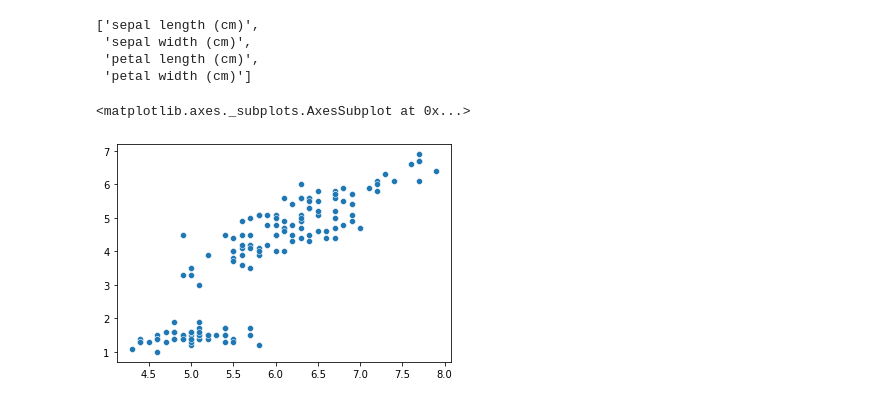
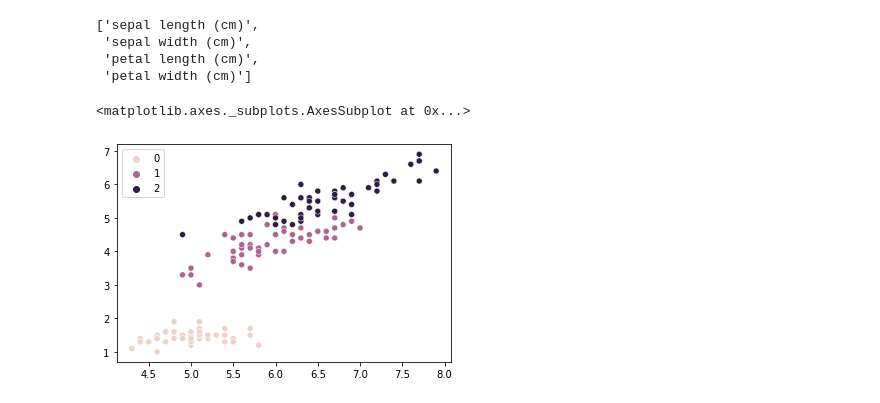
Before and after one commit to Spark095/11101ML, a Jupyter notebook: cluster.ipynb, the cells around one changed output. Drawn from its saved outputs; the diff is of its cells as text; code cells hidden in the pictures.

```diff
--- a/cluster.ipynb
+++ b/cluster.ipynb
@@ -106,11 +106,12 @@ iris["feature_names"]
 # %%
 import matplotlib.pyplot as plt
 import seaborn as sns
 sl = iris["data"][:, 0]
 pl = iris["data"][:, 2]
 
-sns.scatterplot(sl, pl)
-#sns.scatterplot(sl, pl, hue=iris["target"])
+#sns.scatterplot(sl, pl)
+sns.scatterplot(sl, pl, hue=iris["target"])
+# 用  scatterplot 看群的分佈圖 分 2群或 3群其實都可以
 # %% [output]
 <matplotlib.axes._subplots.AxesSubplot at 0x...>
-[figure, old version]
+[figure, new version]
```
Also changed, not shown: parts of 1 cell of this notebook.
